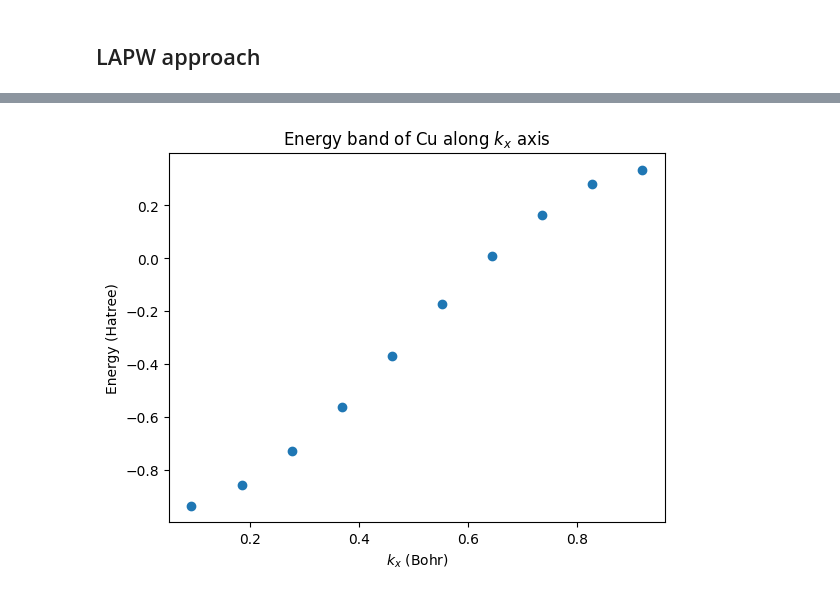
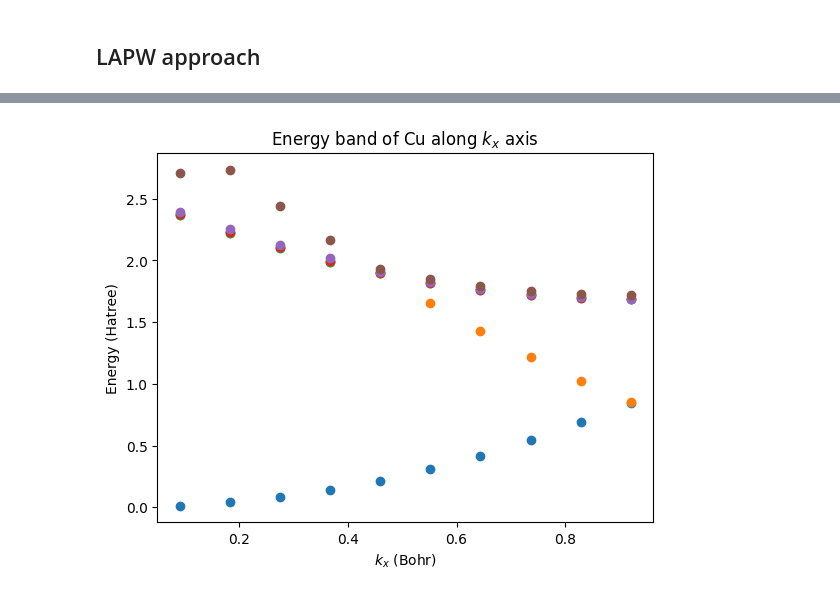
Before and after one commit to Williame33445/physics-projects, a Jupyter notebook: periodic-solids/Cu-via-APW.ipynb, the cells around one changed output, grey strips where cells are left out. Drawn from its saved outputs; the diff is of its cells as text; code cells hidden in the pictures.

Commit message:
got the solution to converge, still contains errors

```diff
--- a/periodic-solids/Cu-via-APW.ipynb
+++ b/periodic-solids/Cu-via-APW.ipynb
@@ -27,7 +27,7 @@ a = 6.83087
 vol = 3*(a**3)/4
 
 #simulation parameters
-l_max = 5
+l_max = 6 #look at where the solutions converge
 nLim = 2
 
 #recipricol lattice vectors
@@ -169,32 +180,27 @@ def simpsons(fs):
     sum3 = 2*np.sum(fsNoEnds[1::2])
     return h*(sum1 + sum2 + sum3)/3
 # %%
-def getRDotParams(l,E,usR):
-    def g(r):
+def getuDots(l,E,usR):
+    def g2(r):
         if r == 0:
             return 0
         return -(l*(l+1)/r**2 + 2*(V(r) - E)) #sign?
 
     def s(r):
-        index = list(rsAll).index(r)
+        index = list(rs).index(r)
         return -2*usR[index]
 
 
-    us = list(usR[:2])
-    for i in range(2,len(rsAll)):
-        us.append((2*us[-1]*(1 - 5*(h**2)*g(rsAll[i-1])/12) - us[-2]*(1 + (h**2)*g(rsAll[i-2])/12) + (h**2)*(s(rsAll[i-2]) + 10*s(rsAll[i-1]) + s(rsAll[i]))/12)/(1 + (h**2)*g(rsAll[i])/12))
+    usPar = [0,1]
+    for i in range(2,len(rs)):
+        usPar.append((2*usPar[-1]*(1 - 5*(h**2)*g2(rs[i-1])/12) - usPar[-2]*(1 + (h**2)*g2(rs[i-2])/12) + (h**2)*(s(rs[i-2]) + 10*s(rs[i-1]) + s(rs[i]))/12)/(1 + (h**2)*g2(rs[i])/12))
 
-    us = np.array(us)
+    usPar = np.array(usPar) #better names
 
-    N =  simpsons(us**2)
+    #orthogonalise
+    homoConstant = -simpsons(usPar*usR)/simpsons(usR**2)
 
-
-
-    RDot_max = us[-2]/r_max
-    RDotDash_max = (us[-1] - us[-3])/(2*h*r_max) - us[-2]/(r_max**2)
-    print(simpsons(usR*us)) #the issue is in this not being 0 (increases with l)
-
-    return RDot_max,RDotDash_max,N
+    return homoConstant*usR + usPar
 # %%
 
 
@@ -299,9 +295,9 @@ print(getE(2*np.pi*np.array([1/10,0,0])/a,0.05,1))
 # %%
 #finds the energies for a list of k's
 ks2 = [2*np.pi*np.array([i/10,0,0])/a for i in range(1,11)]
-Es2 = [0]
+Es2 = np.empty([len(ks2),6])
 
 for i,k in enumerate(ks2):
-    print(Es2[i])
-    Es2.append(getE(k,0.1,0))
-Es2 = Es2[1:]
+    sol = getE(k,0)
+    for j in range(6):
+        Es2[i,j] = sol[j]
@@ -327,11 +304,16 @@ KeyboardInterrupt:
 # %%
 #Graphs
 kx = list(map(lambda k: k[0],ks2))
 
-plt.scatter(kx,Es2)
+plt.scatter(kx,Es2[:,0])
+plt.scatter(kx,Es2[:,1])
+plt.scatter(kx,Es2[:,2])
+plt.scatter(kx,Es2[:,3])
+plt.scatter(kx,Es2[:,4])
+plt.scatter(kx,Es2[:,5])
 plt.title(r"Energy band of Cu along $k_x$ axis")
 plt.xlabel(r"$k_x$ (Bohr)")
 plt.ylabel("Energy (Hatree)")
 plt.show()
 # %% [output]
-[figure, old version]
+[figure, new version]
```
Also changed, not shown: parts of 4 cells of this notebook, 1 other file.
